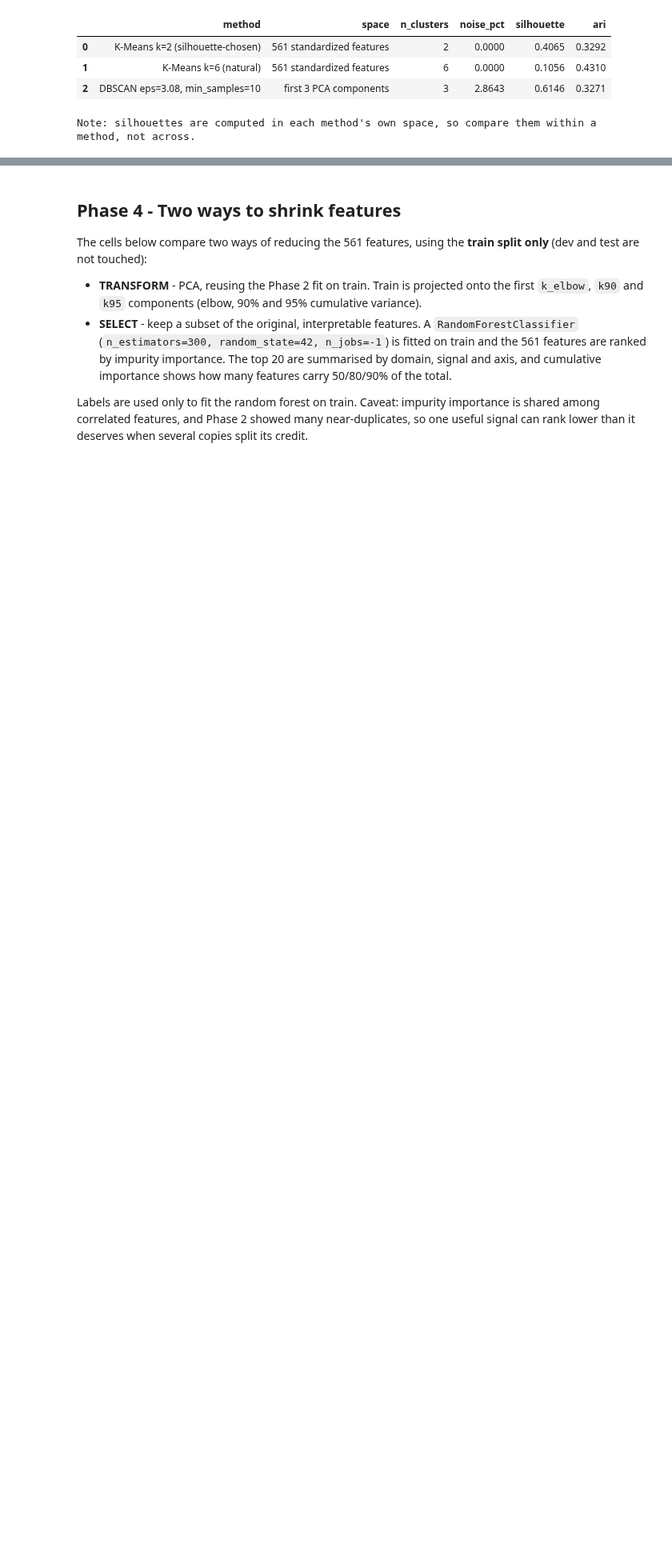
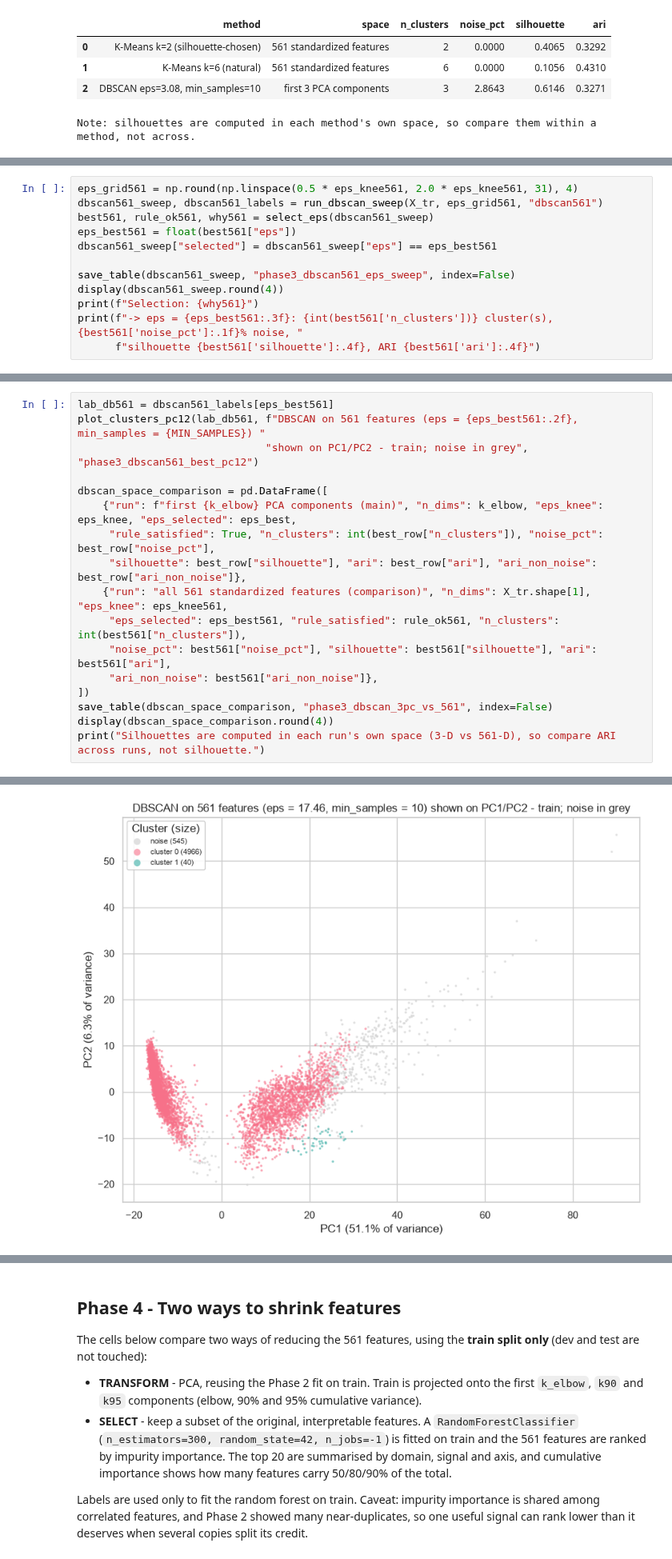
Before and after one commit to LUCIFER5671/har-feature-reduction, a Jupyter notebook: har_feature_reduction.ipynb, the cells around one changed output, grey strips where cells are left out. Shown at 80% size. Drawn from its saved outputs; the diff is of its cells as text; blank space fills up the shorter version.

```diff
--- a/har_feature_reduction.ipynb
+++ b/har_feature_reduction.ipynb
@@ -852,0 +920,12 @@ Note: silhouettes are computed in each method's own space, so compare them withi
+# %%
+eps_grid561 = np.round(np.linspace(0.5 * eps_knee561, 2.0 * eps_knee561, 31), 4)
+dbscan561_sweep, dbscan561_labels = run_dbscan_sweep(X_tr, eps_grid561, "dbscan561")
+best561, rule_ok561, why561 = select_eps(dbscan561_sweep)
+eps_best561 = float(best561["eps"])
+dbscan561_sweep["selected"] = dbscan561_sweep["eps"] == eps_best561
+
+save_table(dbscan561_sweep, "phase3_dbscan561_eps_sweep", index=False)
+display(dbscan561_sweep.round(4))
+print(f"Selection: {why561}")
+print(f"-> eps = {eps_best561:.3f}: {int(best561['n_clusters'])} cluster(s), {best561['noise_pct']:.1f}% noise, "
+      f"silhouette {best561['silhouette']:.4f}, ARI {best561['ari']:.4f}")
@@ -852,0 +953,18 @@ Note: silhouettes are computed in each method's own space, so compare them withi
+# %%
+lab_db561 = dbscan561_labels[eps_best561]
+plot_clusters_pc12(lab_db561, f"DBSCAN on 561 features (eps = {eps_best561:.2f}, min_samples = {MIN_SAMPLES}) "
+                              "shown on PC1/PC2 - train; noise in grey", "phase3_dbscan561_best_pc12")
+
+dbscan_space_comparison = pd.DataFrame([
+    {"run": f"first {k_elbow} PCA components (main)", "n_dims": k_elbow, "eps_knee": eps_knee, "eps_selected": eps_best,
+     "rule_satisfied": True, "n_clusters": int(best_row["n_clusters"]), "noise_pct": best_row["noise_pct"],
+     "silhouette": best_row["silhouette"], "ari": best_row["ari"], "ari_non_noise": best_row["ari_non_noise"]},
+    {"run": "all 561 standardized features (comparison)", "n_dims": X_tr.shape[1], "eps_knee": eps_knee561,
+     "eps_selected": eps_best561, "rule_satisfied": rule_ok561, "n_clusters": int(best561["n_clusters"]),
+     "noise_pct": best561["noise_pct"], "silhouette": best561["silhouette"], "ari": best561["ari"],
+     "ari_non_noise": best561["ari_non_noise"]},
+])
+save_table(dbscan_space_comparison, "phase3_dbscan_3pc_vs_561", index=False)
+display(dbscan_space_comparison.round(4))
+print("Silhouettes are computed in each run's own space (3-D vs 561-D), so compare ARI across runs, not silhouette.")
+# %% [output]
@@ -852,0 +972 @@ Note: silhouettes are computed in each method's own space, so compare them withi
+[figure, added]
```
Also changed, not shown: parts of 7 cells of this notebook, 5 other files.
